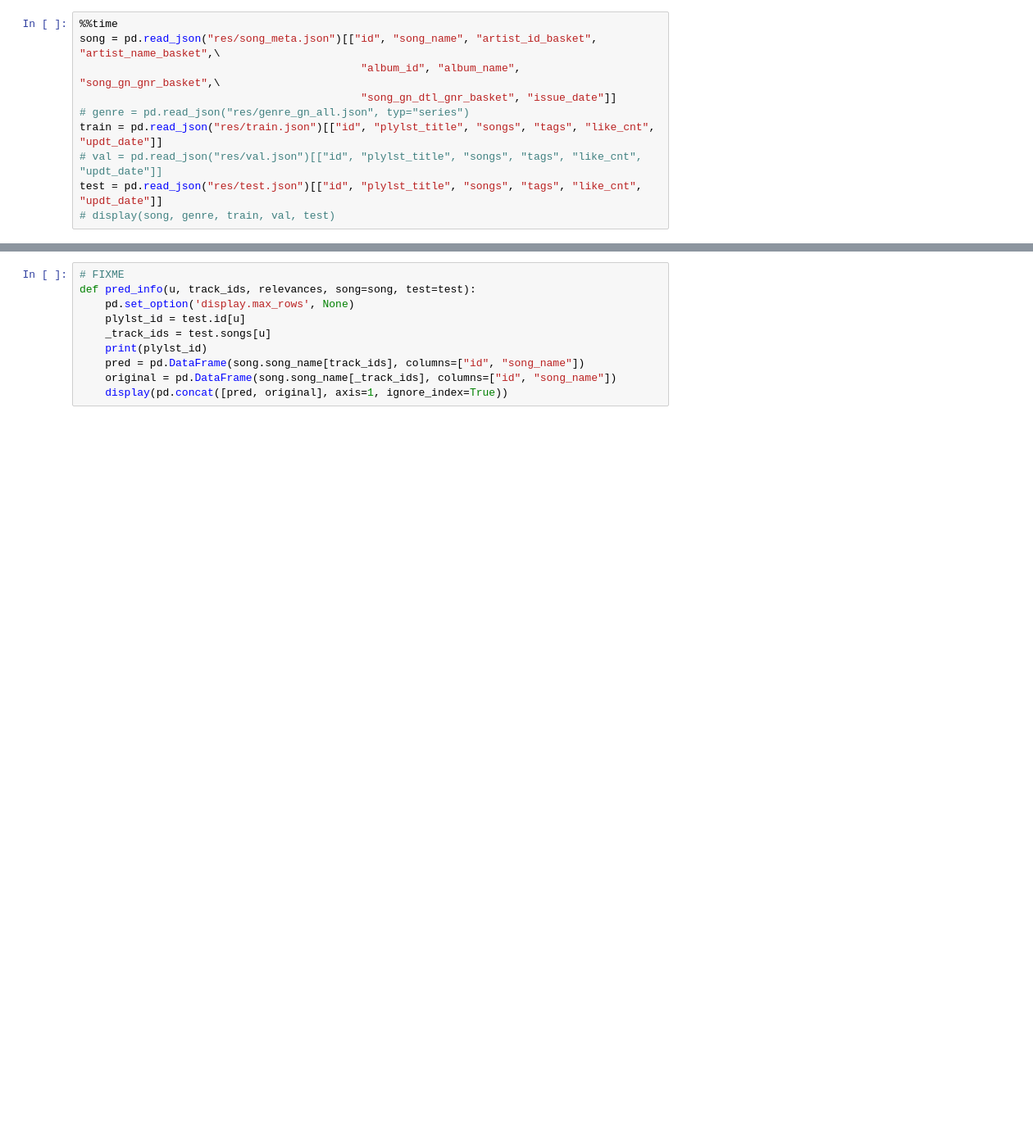
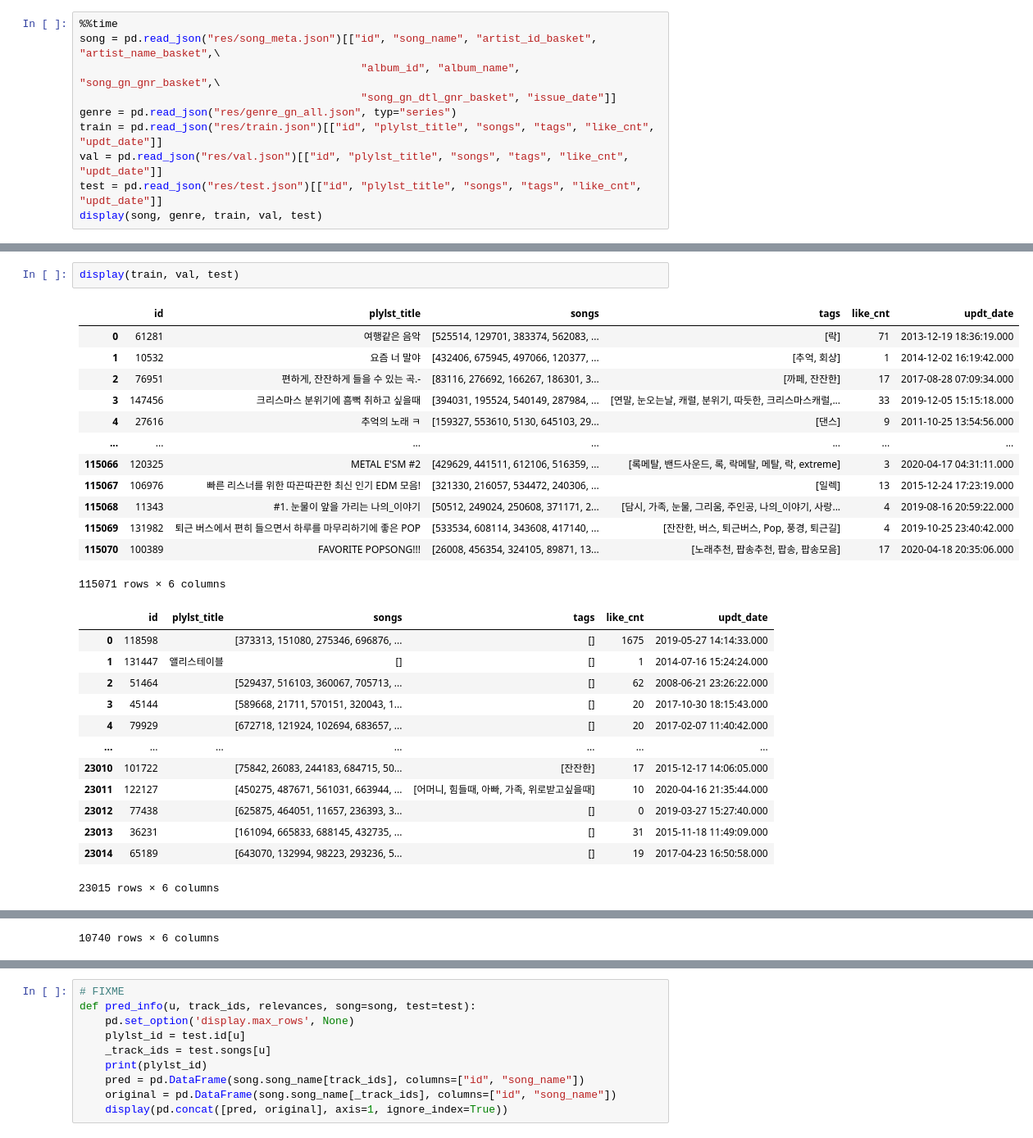
Before and after one commit to jehunyoo/Melon-Playlist-Continuation, a Jupyter notebook: KNN.ipynb, the cells around one changed output, grey strips where cells are left out. Shown: that part at 82% size. Cells and saved outputs as stored; diff of their text form; blank space fills up the shorter version.

```diff
--- a/KNN.ipynb
+++ b/KNN.ipynb
@@ -7,9 +15,9 @@ from simKNN import SimKNN
 song = pd.read_json("res/song_meta.json")[["id", "song_name", "artist_id_basket", "artist_name_basket",\
                                             "album_id", "album_name", "song_gn_gnr_basket",\
                                             "song_gn_dtl_gnr_basket", "issue_date"]]
-# genre = pd.read_json("res/genre_gn_all.json", typ="series")
+genre = pd.read_json("res/genre_gn_all.json", typ="series")
 train = pd.read_json("res/train.json")[["id", "plylst_title", "songs", "tags", "like_cnt", "updt_date"]]
-# val = pd.read_json("res/val.json")[["id", "plylst_title", "songs", "tags", "like_cnt", "updt_date"]]
+val = pd.read_json("res/val.json")[["id", "plylst_title", "songs", "tags", "like_cnt", "updt_date"]]
 test = pd.read_json("res/test.json")[["id", "plylst_title", "songs", "tags", "like_cnt", "updt_date"]]
-# display(song, genre, train, val, test)
+display(song, genre, train, val, test)
 # %% [output]
@@ -17,0 +26,29 @@ Wall time: 11.7 s
+# %%
+display(train, val, test)
+# %% [output]
+|  | id | plylst_title | songs | tags | like_cnt | updt_date |
+| 0 | 61281 | 여행같은 음악 | [525514, 129701, 383374, 562083, ... | [락] | 71 | 2013-12-19 18:36:19.000 |
+| 1 | 10532 | 요즘 너 말야 | [432406, 675945, 497066, 120377, ... | [추억, 회상] | 1 | 2014-12-02 16:19:42.000 |
+| 2 | 76951 | 편하게, 잔잔하게 들을 수 있는 곡.- | [83116, 276692, 166267, 186301, 3... | [까페, 잔잔한] | 17 | 2017-08-28 07:09:34.000 |
+| 3 | 147456 | 크리스마스 분위기에 흠뻑 취하고 싶을때 | [394031, 195524, 540149, 287984, ... | [연말, 눈오는날, 캐럴, 분위기, 따듯한, 크리스마스캐럴,... | 33 | 2019-12-05 15:15:18.000 |
+| 4 | 27616 | 추억의 노래 ㅋ | [159327, 553610, 5130, 645103, 29... | [댄스] | 9 | 2011-10-25 13:54:56.000 |
+| ... | ... | ... | ... | ... | ... | ... |
+| 115066 | 120325 | METAL E'SM #2 | [429629, 441511, 612106, 516359, ... | [록메탈, 밴드사운드, 록, 락메탈, 메탈, 락, extreme] | 3 | 2020-04-17 04:31:11.000 |
+| 115067 | 106976 | 빠른 리스너를 위한 따끈따끈한 최신 인기 EDM 모음! | [321330, 216057, 534472, 240306, ... | [일렉] | 13 | 2015-12-24 17:23:19.000 |
+| 115068 | 11343 | #1. 눈물이 앞을 가리는 나의_이야기 | [50512, 249024, 250608, 371171, 2... | [담시, 가족, 눈물, 그리움, 주인공, 나의_이야기, 사랑... | 4 | 2019-08-16 20:59:22.000 |
+| 115069 | 131982 | 퇴근 버스에서 편히 들으면서 하루를 마무리하기에 좋은 POP | [533534, 608114, 343608, 417140, ... | [잔잔한, 버스, 퇴근버스, Pop, 풍경, 퇴근길] | 4 | 2019-10-25 23:40:42.000 |
+| 115070 | 100389 | FAVORITE POPSONG!!! | [26008, 456354, 324105, 89871, 13... | [노래추천, 팝송추천, 팝송, 팝송모음] | 17 | 2020-04-18 20:35:06.000 |
+115071 rows × 6 columns
+|  | id | plylst_title | songs | tags | like_cnt | updt_date |
+| 0 | 118598 |  | [373313, 151080, 275346, 696876, ... | [] | 1675 | 2019-05-27 14:14:33.000 |
+| 1 | 131447 | 앨리스테이블 | [] | [] | 1 | 2014-07-16 15:24:24.000 |
+| 2 | 51464 |  | [529437, 516103, 360067, 705713, ... | [] | 62 | 2008-06-21 23:26:22.000 |
+| 3 | 45144 |  | [589668, 21711, 570151, 320043, 1... | [] | 20 | 2017-10-30 18:15:43.000 |
+| 4 | 79929 |  | [672718, 121924, 102694, 683657, ... | [] | 20 | 2017-02-07 11:40:42.000 |
+| ... | ... | ... | ... | ... | ... | ... |
+| 23010 | 101722 |  | [75842, 26083, 244183, 684715, 50... | [잔잔한] | 17 | 2015-12-17 14:06:05.000 |
+| 23011 | 122127 |  | [450275, 487671, 561031, 663944, ... | [어머니, 힘들때, 아빠, 가족, 위로받고싶을때] | 10 | 2020-04-16 21:35:44.000 |
+| 23012 | 77438 |  | [625875, 464051, 11657, 236393, 3... | [] | 0 | 2019-03-27 15:27:40.000 |
+| 23013 | 36231 |  | [161094, 665833, 688145, 432735, ... | [] | 31 | 2015-11-18 11:49:09.000 |
+| 23014 | 65189 |  | [643070, 132994, 98223, 293236, 5... | [] | 19 | 2017-04-23 16:50:58.000 |
+23015 rows × 6 columns
@@ -17,0 +67 @@ Wall time: 11.7 s
+10740 rows × 6 columns
```
Also changed, not shown: parts of 19 cells of this notebook.
